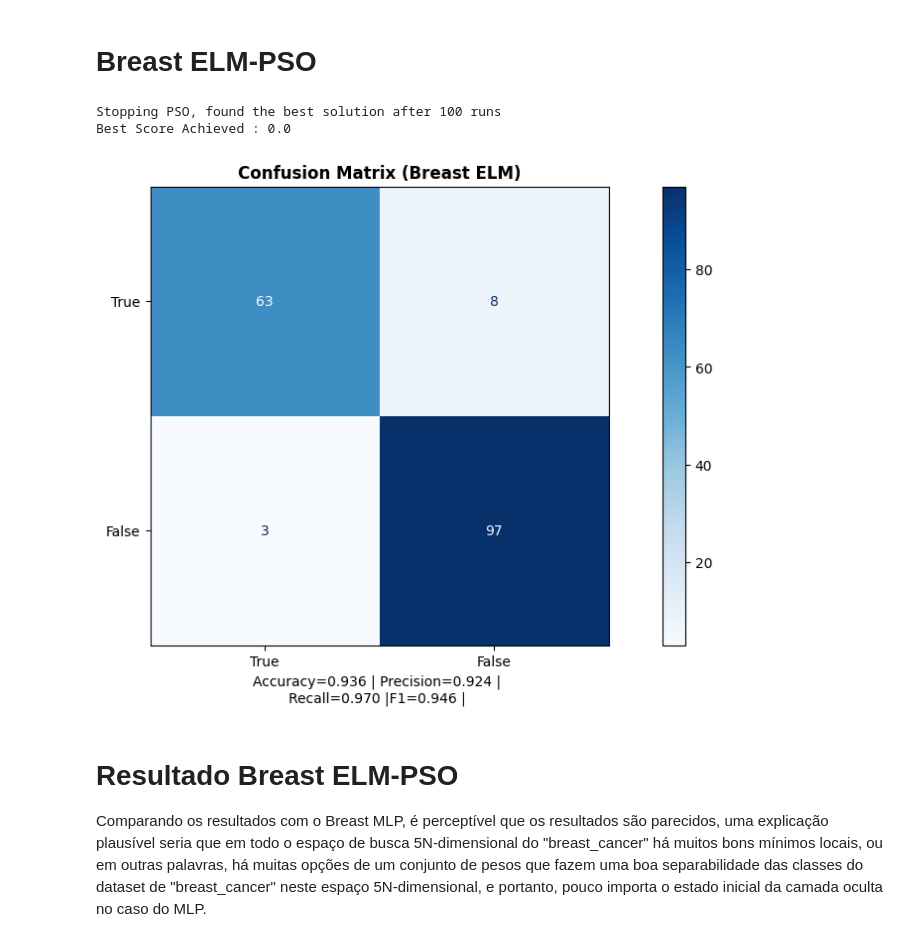
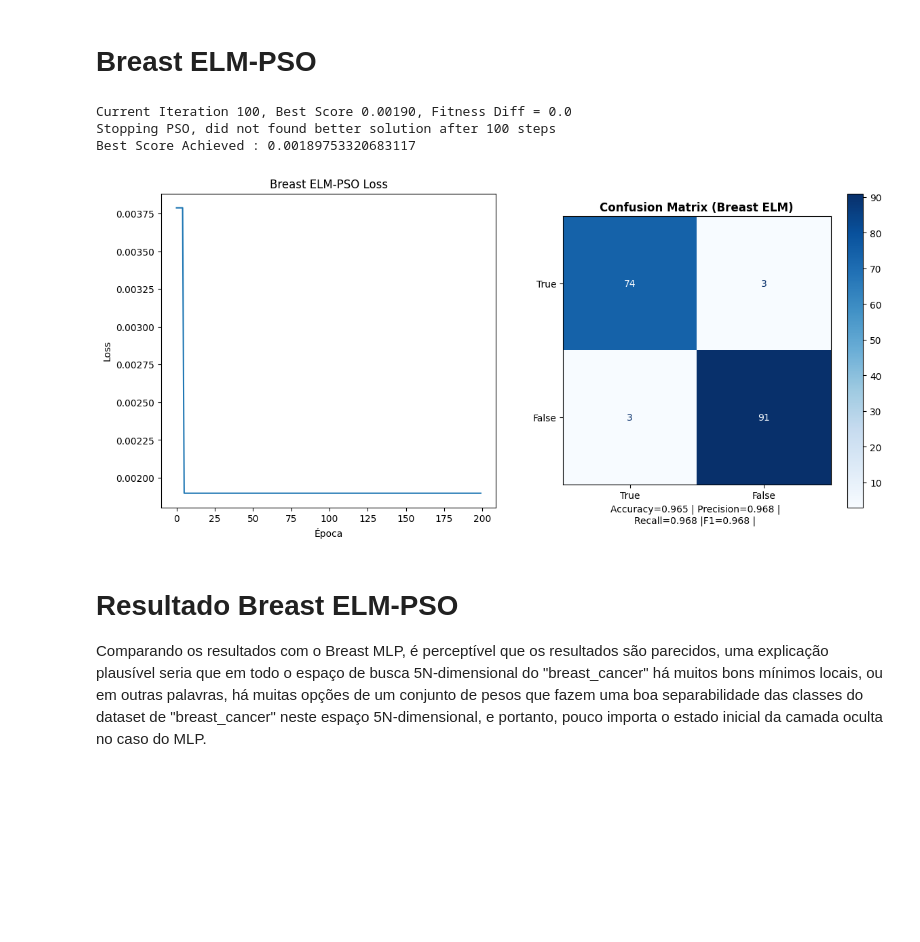
Before and after one commit to RemeLards/comp_natural, a Jupyter notebook: trab2/trab2.ipynb, the cells around one changed output. Cells and saved outputs as stored; diff of their text form; code cells hidden in the pictures; blank space fills up the shorter version.

```diff
--- a/trab2/trab2.ipynb
+++ b/trab2/trab2.ipynb
@@ -415,23 +415,31 @@ def ELMTraining(
 
     print(f"Best Score Achieved : {best_score}")
 
-    return best_weights,best_score,runs
+    return best_weights,best_score,runs,pso.gbest_y_hist
 # %% [markdown]
 # Breast ELM-PSO
 # %%
-best_weights,_,_ = ELMTraining(
+best_weights,_,_,fitness_history = ELMTraining(
     x=x_breast_train,
     y=y_breast_train,
     discriminative_func=binary_pred,
+    simetric_bound=1,
+    tol=1e-4
 )
-_, ax = plt.subplots(1, 1, figsize=(14, 6))
+_, ax = plt.subplots(1, 2, figsize=(14, 6))
+
+ax[0].plot(fitness_history)
+ax[0].set_title("Breast ELM-PSO Loss")
+ax[0].set_xlabel("Época")
+ax[0].set_ylabel("Loss")
 elm_breast = CustomELM(W=best_weights.reshape(x_breast.shape[1]+1,x_breast.shape[1]*5), discriminative_func=binary_pred)
 elm_breast.fit(x_breast_train,y_breast_train)
-test_classifier(ax,x_breast_test,y_breast_test,elm_breast,"Breast ELM", average="binary")
+test_classifier(ax[1],x_breast_test,y_breast_test,elm_breast,"Breast ELM", average="binary")
 # %% [output]
-Stopping PSO, found the best solution after 100 runs
-Best Score Achieved : 0.0
+Current Iteration 100, Best Score 0.00190, Fitness Diff = 0.0
+Stopping PSO, did not found better solution after 100 steps
+Best Score Achieved : 0.00189753320683117
-[figure, old version]
+[figure, new version]
 # %% [markdown]
 # Resultado Breast ELM-PSO
 
```
Also changed, not shown: parts of 9 cells of this notebook.
